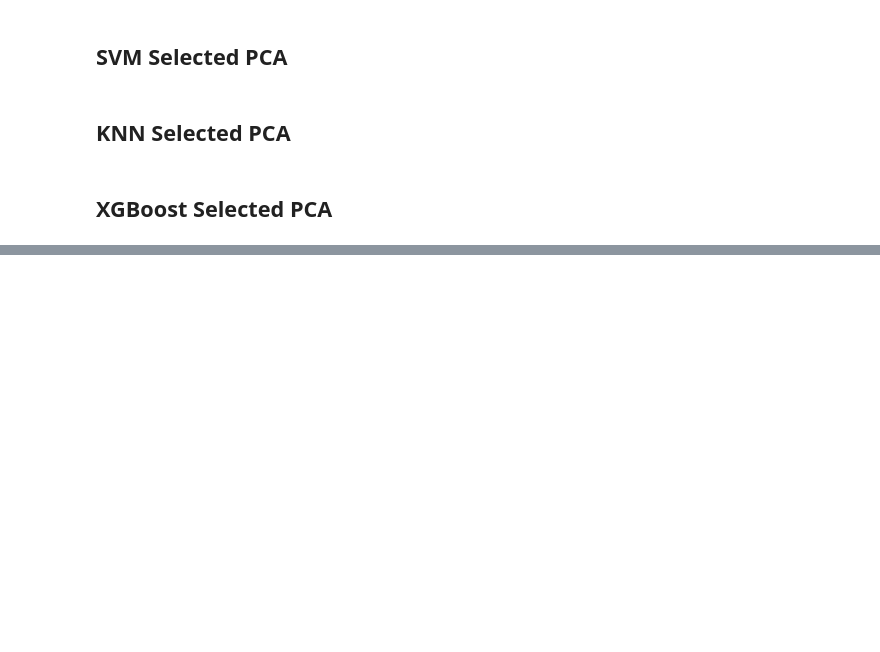
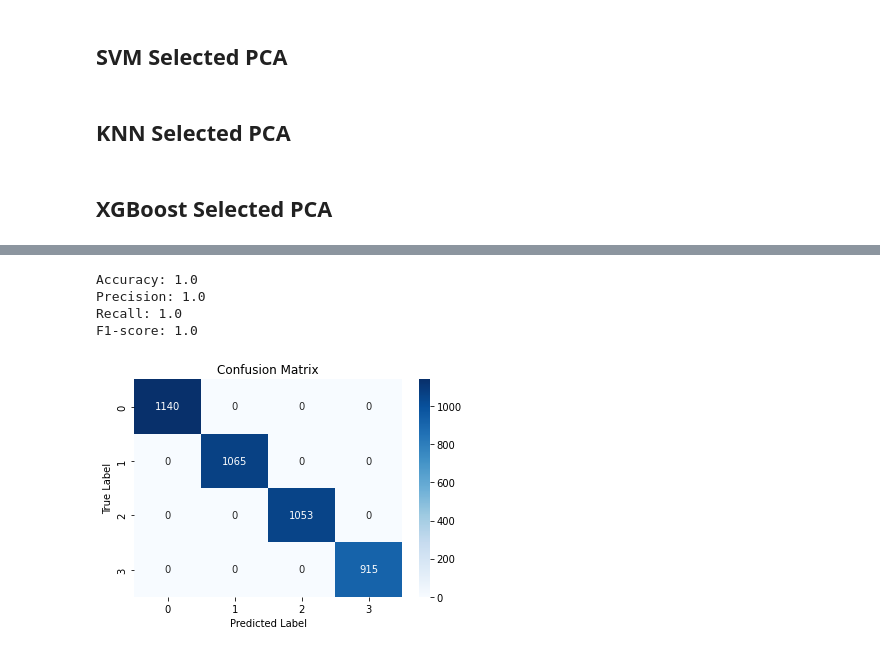
Before and after one commit to YousrHejy/Brain-Tumor-Detection-using-ML, a Jupyter notebook: Final Notebook/Models.ipynb, the cells around one changed output, grey strips where cells are left out. Saved outputs shown, nothing was run; the diff lists cells and outputs as text; code cells hidden in the pictures; blank space fills up the shorter version.

```diff
--- a/Final Notebook/Models.ipynb
+++ b/Final Notebook/Models.ipynb
@@ -274,7 +274,7 @@ new_Xt = scaler.fit_transform(Xt)
 # %% [markdown]
 ## Split Selected
 # %%
-X_trainn,X_valn,y_trainn,y_valn = train_test_split(new_X,y,test_size=0.2,random_state=42)
+X_trainn,X_valn,y_trainn,y_valn = train_test_split(new_X,y,test_size=0.2,random_state=42,shuffle=True)
 # %% [markdown]
 ## RF Selected PCA
 # %%
@@ -360 +360,39 @@ KNN PCA  |0.86  | 0.83| 0.8
 Xgbost PCA|1.0  | 0.91| 0.86
+# %%
+import numpy as np
+import matplotlib.pyplot as plt
+import seaborn as sns
+from sklearn.metrics import accuracy_score, precision_score, recall_score, f1_score, confusion_matrix, classification_report
+
+def evaluate_classification_model(model, X_test, y_test):
+    # Make predictions on the test set
+    y_pred = model.predict(X_test)
+
+    # Compute evaluation metrics
+    accuracy = accuracy_score(y_test, y_pred)
+    precision = precision_score(y_test, y_pred, average='weighted')
+    recall = recall_score(y_test, y_pred, average='weighted')
+    f1 = f1_score(y_test, y_pred, average='weighted')
+    cm = confusion_matrix(y_test, y_pred)
+
+    # Print the evaluation metrics
+    print("Accuracy:", accuracy)
+    print("Precision:", precision)
+    print("Recall:", recall)
+    print("F1-score:", f1)
+
+    # Plot the confusion matrix
+    labels = np.unique(y_test)
+    sns.heatmap(cm, annot=True, fmt='d', cmap='Blues', xticklabels=labels, yticklabels=labels)
+    plt.title('Confusion Matrix')
+    plt.xlabel('Predicted Label')
+    plt.ylabel('True Label')
+    plt.show()
+# %%
+evaluate_classification_model(rf_clf2,X_trainn,y_trainn)
+# %% [output]
+Accuracy: 1.0
+Precision: 1.0
+Recall: 1.0
+F1-score: 1.0
+[figure, added]
```
Also changed, not shown: parts of 7 cells of this notebook, 1 other file.
